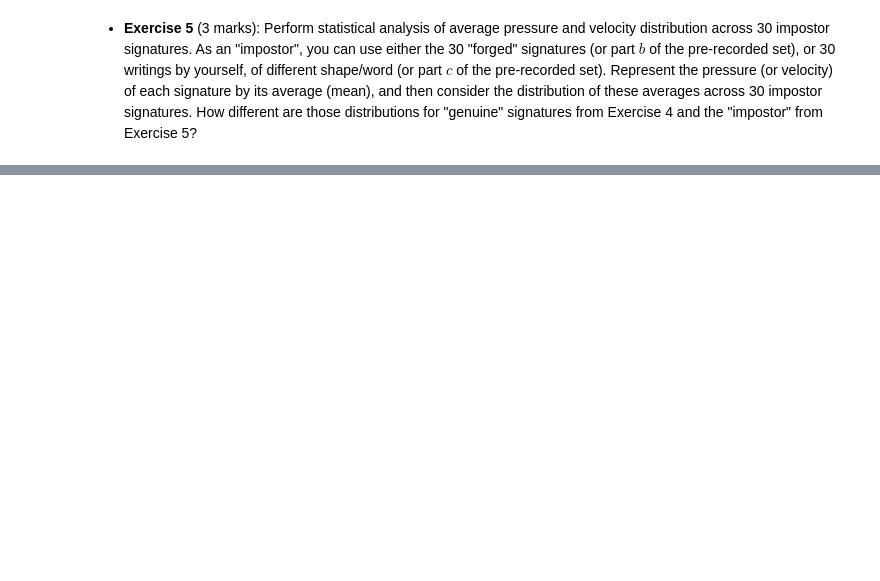
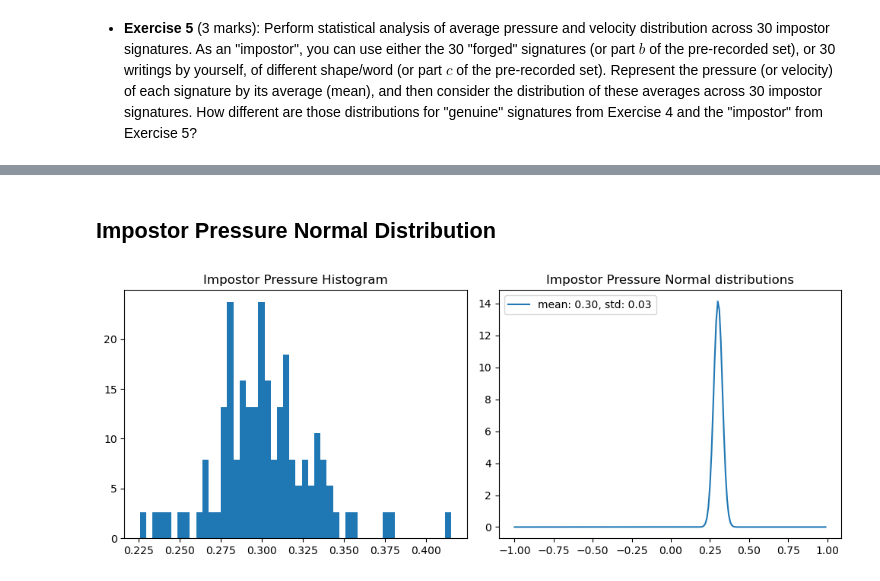
Before and after one commit to A-Anwar73/ENCM509_Labs_and_Projects, a Jupyter notebook: Lab_2/Lab02_Ahmed_Anwar_Ali_Mekawy.ipynb, the cells around one changed output, grey strips where cells are left out. Cells and saved outputs as stored; diff of their text form; code cells hidden in the pictures; blank space fills up the shorter version.

```diff
--- a/Lab_2/Lab02_Ahmed_Anwar_Ali_Mekawy.ipynb
+++ b/Lab_2/Lab02_Ahmed_Anwar_Ali_Mekawy.ipynb
@@ -520,2 +599,25 @@ plt.show()
 # %% [markdown]
 - **Exercise 5** (3 marks): Perform statistical analysis of average pressure and velocity distribution across 30 impostor signatures. As an "impostor", you can use either the 30 "forged" signatures (or part $b$ of the pre-recorded set), or 30 writings by yourself, of different shape/word (or part $c$ of the pre-recorded set). Represent the pressure (or velocity) of each signature by its average (mean), and then consider the distribution of these averages across 30 impostor signatures. How different are those distributions for "genuine" signatures from Exercise 4 and the "impostor" from Exercise 5?
+# %%
+data_dir = "signatures/imposter/"
+
+# columns: mean_vel, std_vec, mean_prs, std_prs
+stats_measures_impostor = np.zeros((30,4))
+
+for i in range(30):
+    csv_file = pd.read_csv(data_dir + '%d.csv' % (i+1))
+
+    coord1 = csv_file[['X', 'Y']].to_numpy()
+    time1 = csv_file['Time'].to_numpy().reshape((-1,1))
+    prs1 = csv_file['Pressure'].to_numpy().reshape((-1,1))
+
+    vel = calc_velocity(time1, coord1)
+
+    stats_measures_impostor[i, 0] = np.mean(vel)
+    stats_measures_impostor[i, 1] = np.std(vel)
+
+    stats_measures_impostor[i, 2] = np.mean(prs1)
+    stats_measures_impostor[i, 3] = np.std(prs1)
+
+    print('#%d - pressure: %.2f; velocity: %.2f' %\
+        (i, np.mean(prs1), np.mean(vel)))
@@ -521,0 +642,19 @@ plt.show()
+# %% [markdown]
+## Impostor Pressure Normal Distribution
+# %%
+mu_prs_impostor, std_prs_impostor = np.mean(stats_measures_impostor[:,2]), np.std(stats_measures_impostor[:,2])
+
+pop_norm2 = norm.rvs(mu_prs_impostor, std_prs_impostor, size=100)
+
+plt.figure(figsize=(10,4))
+plt.subplot(1,2,1)
+plt.hist(pop_norm2, bins=50, density=True)
+plt.title('Impostor Pressure Histogram')
+
+plt.subplot(1,2,2)
+x1 = np.arange(-1, 1, 0.01)
+plt.plot(x1, norm.pdf(x1, loc=mu_prs_impostor, scale=std_prs_impostor))
+plt.legend(['mean: %.2f, std: %.2f' % (mu_prs_impostor, std_prs_impostor)])
+plt.title('Impostor Pressure Normal distributions');
+# %% [output]
+[figure, added]
```
Also changed, not shown: parts of 9 cells of this notebook.
